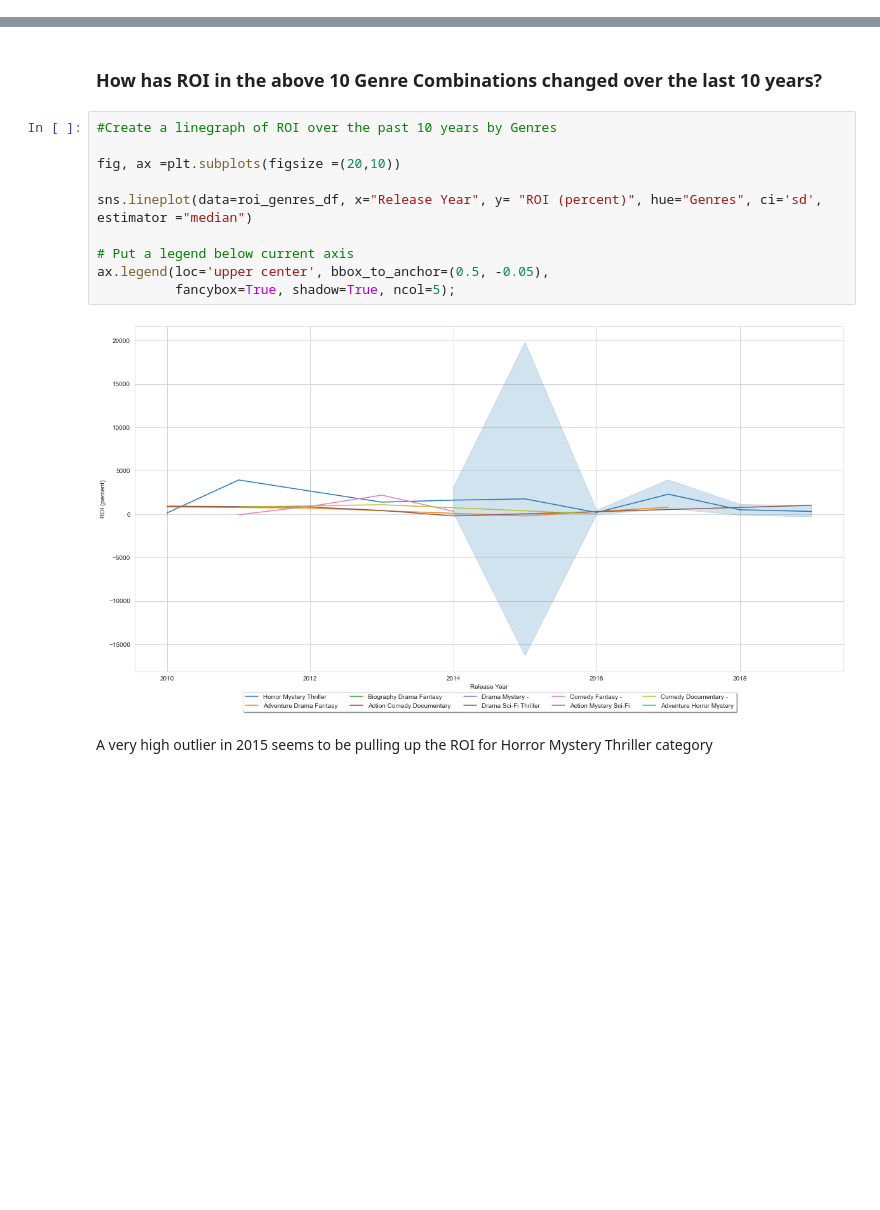
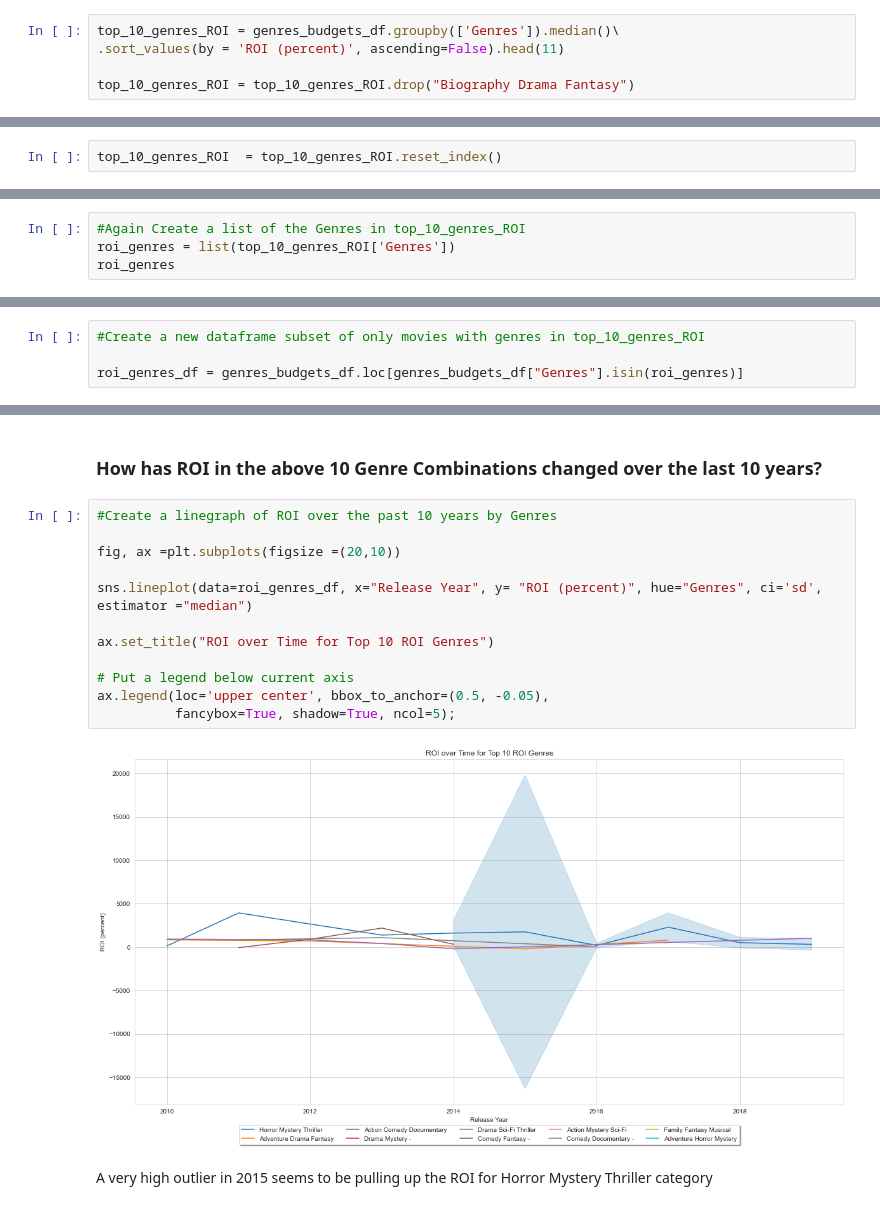
Before and after one commit to aokdata/Film_Performance_EDA, a Jupyter notebook: Film_Performance_EDA.ipynb, the cells around one changed output, grey strips where cells are left out. Saved outputs shown, nothing was run; the diff lists cells and outputs as text; blank space fills up the shorter version.

```diff
--- a/Film_Performance_EDA.ipynb
+++ b/Film_Performance_EDA.ipynb
@@ -573,0 +555,5 @@ Only one film, "Winchester", seems to match that genre in our data, which does n
+# %%
+top_10_genres_ROI = genres_budgets_df.groupby(['Genres']).median()\
+.sort_values(by = 'ROI (percent)', ascending=False).head(11)
+
+top_10_genres_ROI = top_10_genres_ROI.drop("Biography Drama Fantasy")
@@ -573,0 +575,2 @@ Only one film, "Winchester", seems to match that genre in our data, which does n
+# %%
+top_10_genres_ROI  = top_10_genres_ROI.reset_index()
@@ -573,0 +589,4 @@ Only one film, "Winchester", seems to match that genre in our data, which does n
+# %%
+#Again Create a list of the Genres in top_10_genres_ROI
+roi_genres = list(top_10_genres_ROI['Genres'])
+roi_genres
@@ -574,3 +604,7 @@ Only one film, "Winchester", seems to match that genre in our data, which does n
+# %%
+#Create a new dataframe subset of only movies with genres in top_10_genres_ROI
+
+roi_genres_df = genres_budgets_df.loc[genres_budgets_df["Genres"].isin(roi_genres)]
 # %%
 roi_genres_df.head()
 # %% [output]
@@ -585,15 +619,17 @@ roi_genres_df.head()
 # %%
 #Create a linegraph of ROI over the past 10 years by Genres
 
 fig, ax =plt.subplots(figsize =(20,10))
 
 sns.lineplot(data=roi_genres_df, x="Release Year", y= "ROI (percent)", hue="Genres", ci='sd', estimator ="median")
 
+ax.set_title("ROI over Time for Top 10 ROI Genres")
+
 # Put a legend below current axis
 ax.legend(loc='upper center', bbox_to_anchor=(0.5, -0.05),
           fancybox=True, shadow=True, ncol=5);
 # %% [output]
-[figure, old version]
+[figure, new version]
 # %% [markdown]
 A very high outlier in 2015 seems to be pulling up the ROI for Horror Mystery Thriller category
 # %%
```
Also changed, not shown: parts of 34 cells of this notebook, 2 other files.
